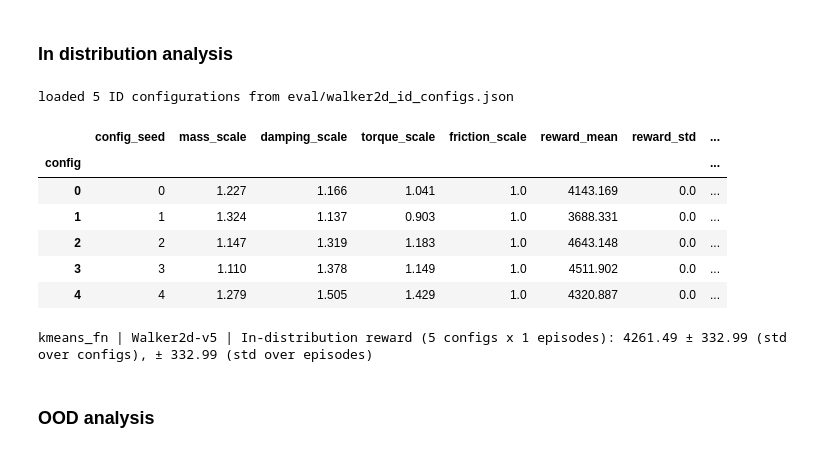
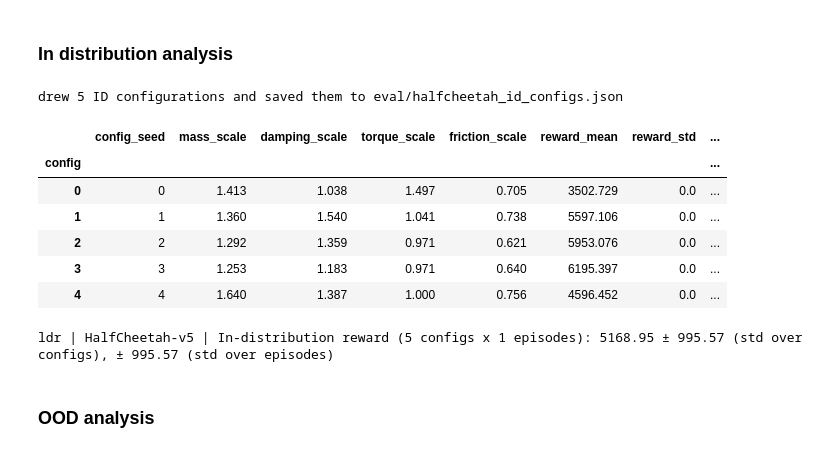
Before and after one commit to gcsarker/uclr, a Jupyter notebook: results.ipynb, the cells around one changed output. Drawn from its saved outputs; the diff is of its cells as text; code cells hidden in the pictures.

```diff
--- a/results.ipynb
+++ b/results.ipynb
@@ -867,7 +648,7 @@ def evaluate_in_distribution(agent, env_id, id_configs, episodes_per_config=10,
     if save_dir is not None:
         Path(save_dir).mkdir(parents=True, exist_ok=True)
         df.to_csv(Path(save_dir) / f"{agent.env_name}_ID_eval_episodes.csv", index=False)
-        per_config.to_csv(Path(save_dir) / f"{agent.env_name}_ID_eval_configs.csv")
+        # per_config.to_csv(Path(save_dir) / f"{agent.env_name}_ID_eval_configs.csv")
     return summary, per_config, df
 # %%
 # Out-of-distribution (OOD) evaluation, one parameter at a time, FIXED factors
@@ -1084,7 +875,7 @@ def evaluate_structural_failure(agent, env_id, joints=(0,), lag=200, episodes=10
 # %% [markdown]
 ### Model checkpointing
 # %%
-model = 'kmeans_fn'      # 'baseline', 'ldr', 'ldr_fn', 'kmeans_fn', 'dpgmm_hard', 'dpgmm_soft'
+model = 'ldr'      # 'baseline', 'ldr', 'ldr_fn', 'kmeans_fn', 'dpgmm_hard', 'dpgmm_soft'
                    # restart the kernel before switching models: `import *` keeps the old model's names
 
 if model == 'baseline':
@@ -1101,7 +892,7 @@ elif model == 'dpgmm_soft':
     from dpgmm_soft import *
 
 
-ENV_ID = "Ant-v5"          # or "Walker2d-v5", "Ant-v5", "Hopper-v5" "HalfCheetah-v5"
+ENV_ID = "HalfCheetah-v5"          # or "Walker2d-v5", "Ant-v5", "Hopper-v5" "HalfCheetah-v5"
 TRAIN_SWITCH = {"HalfCheetah-v5": 5000}.get(ENV_ID, 2000)
 
 NUM_ENVS = 16
@@ -1233,31 +1024,31 @@ fig_p = plot_true_dynamics(ENV_ID, scales)
 # %% [markdown]
 ### In distribution analysis
 # %%
-# In-distribution (ID) evaluation (Xu-style per-body draws from the training distribution)
-#   10 configurations, fixed per environment and shared by every model (id_configs/<env>_id_configs.json)
-#   10 episodes per configuration -> 100 episodes, same start states in every configuration
+# In-distribution (ID) evaluation ( per-body draws from the training distribution)
+#   5 configurations, fixed per environment and shared by every model (id_configs/<env>_id_configs.json)
+#   1 episodes per configuration -> 5 episodes, same start states in every configuration
 #   frozen policy and encoder (no updates; z is inferred from history only)
 ID_BASE_SEED = 0
 
 id_configs = load_or_make_id_configs(ENV_ID, n_configs=5, base_seed=ID_BASE_SEED, include_nominal=False)
 
 id_summary, id_per_config, id_df = evaluate_in_distribution(
-    inference_agent, ENV_ID, id_configs, episodes_per_config=1, save_dir=checkpoint_path.parent)
+    inference_agent, ENV_ID, id_configs, episodes_per_config=1, save_dir=f"eval/{model}")
 
 display(id_per_config.round(3))
 print(f"{model} | {ENV_ID} | In-distribution reward ({id_summary['n_configs']} configs x "
       f"{id_summary['n_episodes'] // id_summary['n_configs']} episodes): {id_summary['mean']:.2f} "
       f"± {id_summary['std_configs']:.2f} (std over configs), ± {id_summary['std_episodes']:.2f} (std over episodes)")
 # %% [output]
-loaded 5 ID configurations from eval/walker2d_id_configs.json
+drew 5 ID configurations and saved them to eval/halfcheetah_id_configs.json
 |  | config_seed | mass_scale | damping_scale | torque_scale | friction_scale | reward_mean | reward_std | ... |
 | config |  |  |  |  |  |  |  | ... |
-| 0 | 0 | 1.227 | 1.166 | 1.041 | 1.0 | 4143.169 | 0.0 | ... |
-| 1 | 1 | 1.324 | 1.137 | 0.903 | 1.0 | 3688.331 | 0.0 | ... |
-| 2 | 2 | 1.147 | 1.319 | 1.183 | 1.0 | 4643.148 | 0.0 | ... |
-| 3 | 3 | 1.110 | 1.378 | 1.149 | 1.0 | 4511.902 | 0.0 | ... |
-| 4 | 4 | 1.279 | 1.505 | 1.429 | 1.0 | 4320.887 | 0.0 | ... |
+| 0 | 0 | 1.413 | 1.038 | 1.497 | 0.705 | 3502.729 | 0.0 | ... |
+| 1 | 1 | 1.360 | 1.540 | 1.041 | 0.738 | 5597.106 | 0.0 | ... |
+| 2 | 2 | 1.292 | 1.359 | 0.971 | 0.621 | 5953.076 | 0.0 | ... |
+| 3 | 3 | 1.253 | 1.183 | 0.971 | 0.640 | 6195.397 | 0.0 | ... |
+| 4 | 4 | 1.640 | 1.387 | 1.000 | 0.756 | 4596.452 | 0.0 | ... |
-kmeans_fn | Walker2d-v5 | In-distribution reward (5 configs x 1 episodes): 4261.49 ± 332.99 (std over configs), ± 332.99 (std over episodes)
+ldr | HalfCheetah-v5 | In-distribution reward (5 configs x 1 episodes): 5168.95 ± 995.57 (std over configs), ± 995.57 (std over episodes)
 # %% [markdown]
 ### OOD analysis
 # %%
```
Also changed, not shown: parts of 7 cells of this notebook, 28 other files.
